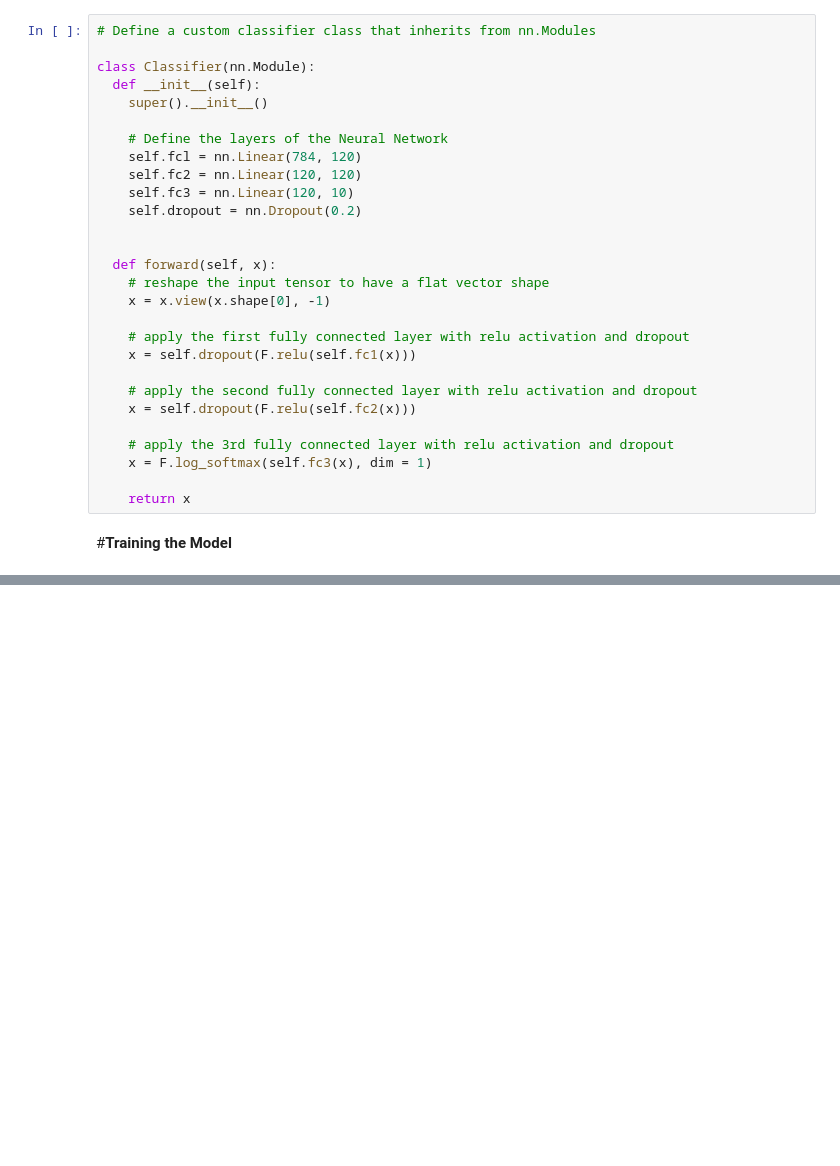
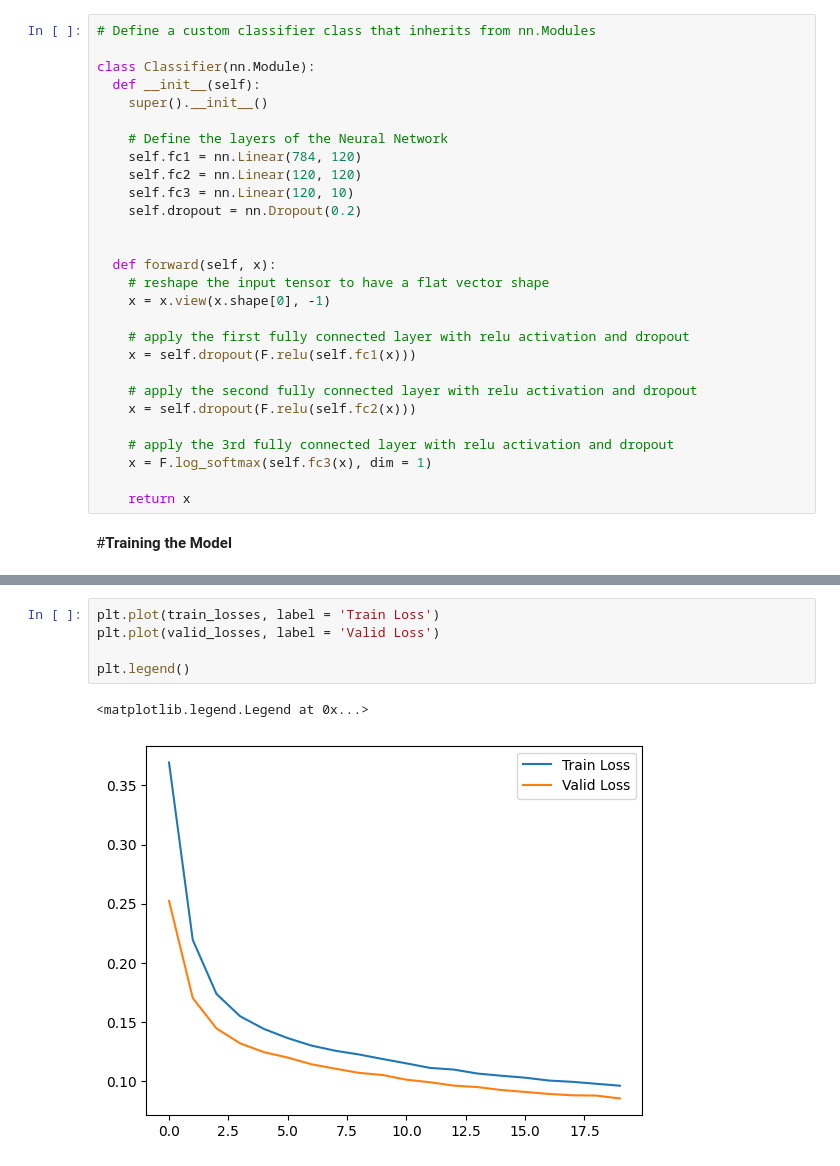
Before and after one commit to owaisahmad315/Artificial-Intelligence-Basic-Practice, a Jupyter notebook: Lecture_35.ipynb, the cells around one changed output, grey strips where cells are left out. Cells and saved outputs as stored; diff of their text form; blank space fills up the shorter version.

```diff
--- a/Lecture_35.ipynb
+++ b/Lecture_35.ipynb
@@ -125,7 +125,7 @@ class Classifier(nn.Module):
     super().__init__()
 
     # Define the layers of the Neural Network
-    self.fcl = nn.Linear(784, 120)
+    self.fc1 = nn.Linear(784, 120)
     self.fc2 = nn.Linear(120, 120)
     self.fc3 = nn.Linear(120, 10)
     self.dropout = nn.Dropout(0.2)
@@ -203,0 +226,8 @@ for e in range(epochs):
+# %%
+plt.plot(train_losses, label = 'Train Loss')
+plt.plot(valid_losses, label = 'Valid Loss')
+
+plt.legend()
+# %% [output]
+<matplotlib.legend.Legend at 0x...>
+[figure, added]
```
Also changed, not shown: parts of 1 cell of this notebook.
